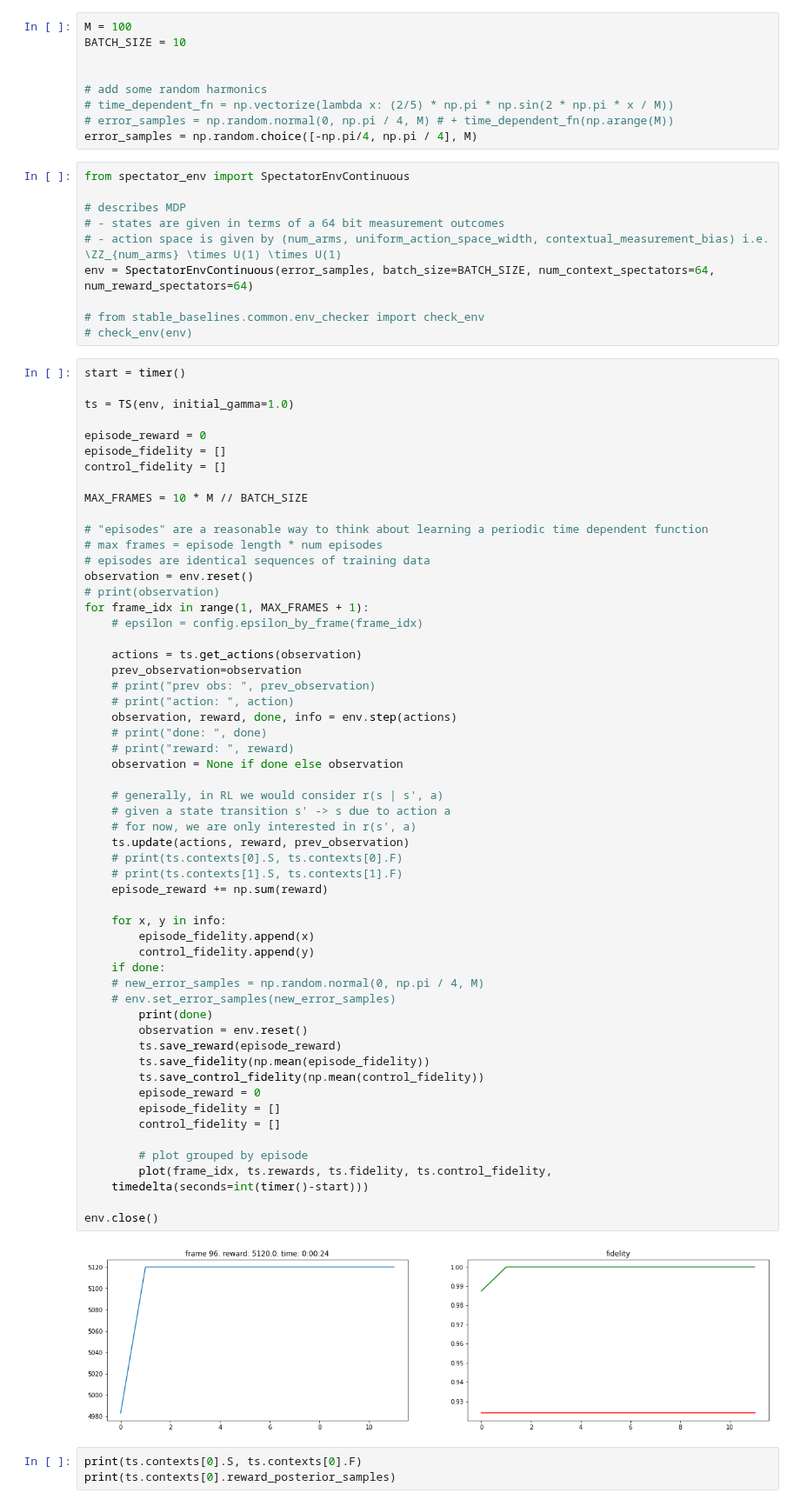
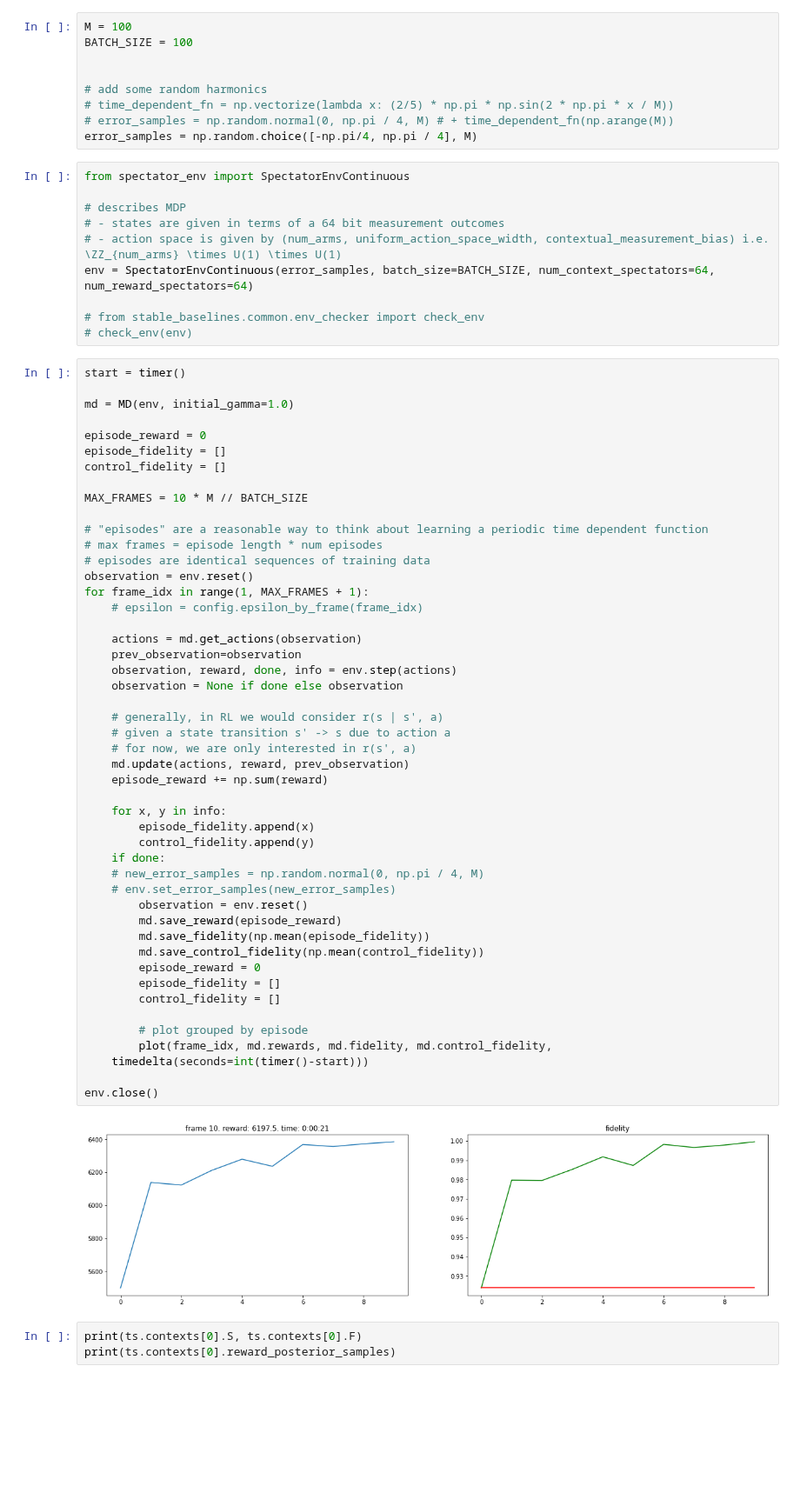
Before and after one commit to farice/SpectatorQubits, a Jupyter notebook: MAB-continuous.ipynb, the cells around one changed output. Shown at 87% size. Cells and saved outputs as stored; diff of their text form; blank space fills up the shorter version.

Commit message:
contextual mirror descent implementation

```diff
--- a/MAB-continuous.ipynb
+++ b/MAB-continuous.ipynb
@@ -139,7 +139,7 @@ class TS:
         self.control_fidelity.append(fidelity)
 # %%
 M = 100
-BATCH_SIZE = 10
+BATCH_SIZE = 100
 
 
 # add some random harmonics
@@ -159,7 +159,7 @@ env = SpectatorEnvContinuous(error_samples, batch_size=BATCH_SIZE, num_context_s
 # %%
 start = timer()
 
-ts = TS(env, initial_gamma=1.0)
+md = MD(env, initial_gamma=1.0)
 
 episode_reward = 0
 episode_fidelity = []
@@ -171,49 +171,41 @@ MAX_FRAMES = 10 * M // BATCH_SIZE
 # max frames = episode length * num episodes
 # episodes are identical sequences of training data
 observation = env.reset()
-# print(observation)
 for frame_idx in range(1, MAX_FRAMES + 1):
     # epsilon = config.epsilon_by_frame(frame_idx)
 
-    actions = ts.get_actions(observation)
+    actions = md.get_actions(observation)
     prev_observation=observation
-    # print("prev obs: ", prev_observation)
-    # print("action: ", action)
     observation, reward, done, info = env.step(actions)
-    # print("done: ", done)
-    # print("reward: ", reward)
     observation = None if done else observation
 
     # generally, in RL we would consider r(s | s', a)
     # given a state transition s' -> s due to action a
     # for now, we are only interested in r(s', a)
-    ts.update(actions, reward, prev_observation)
-    # print(ts.contexts[0].S, ts.contexts[0].F)
-    # print(ts.contexts[1].S, ts.contexts[1].F)
+    md.update(actions, reward, prev_observation)
     episode_reward += np.sum(reward)
 
     for x, y in info:
         episode_fidelity.append(x)
         control_fidelity.append(y)
     if done:
     # new_error_samples = np.random.normal(0, np.pi / 4, M)
     # env.set_error_samples(new_error_samples)
-        print(done)
         observation = env.reset()
-        ts.save_reward(episode_reward)
-        ts.save_fidelity(np.mean(episode_fidelity))
-        ts.save_control_fidelity(np.mean(control_fidelity))
+        md.save_reward(episode_reward)
+        md.save_fidelity(np.mean(episode_fidelity))
+        md.save_control_fidelity(np.mean(control_fidelity))
         episode_reward = 0
         episode_fidelity = []
         control_fidelity = []
 
         # plot grouped by episode
-        plot(frame_idx, ts.rewards, ts.fidelity, ts.control_fidelity,
+        plot(frame_idx, md.rewards, md.fidelity, md.control_fidelity,
     timedelta(seconds=int(timer()-start)))
 
 env.close()
 # %% [output]
-[figure, old version]
+[figure, new version]
 # %%
 print(ts.contexts[0].S, ts.contexts[0].F)
 print(ts.contexts[0].reward_posterior_samples)
```
Also changed, not shown: parts of 5 cells of this notebook, 2 other files.
